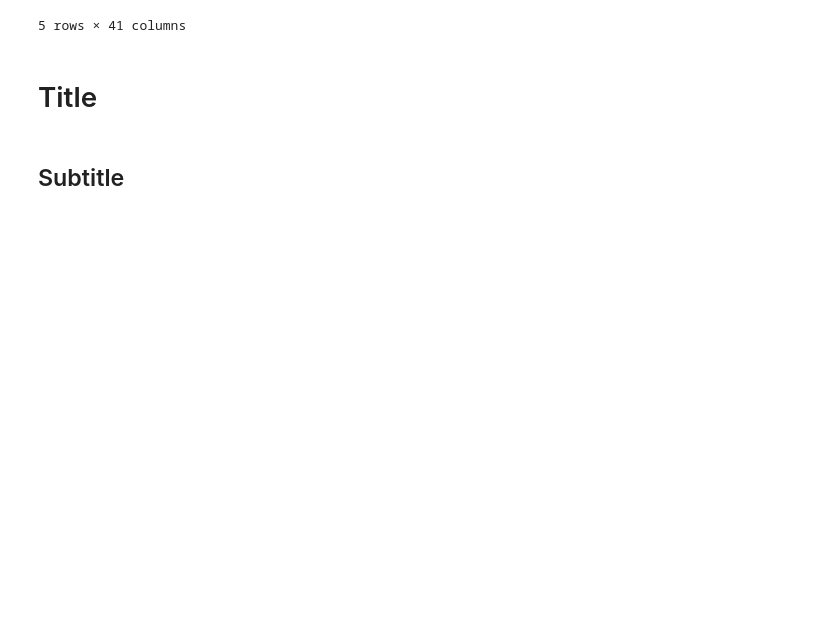
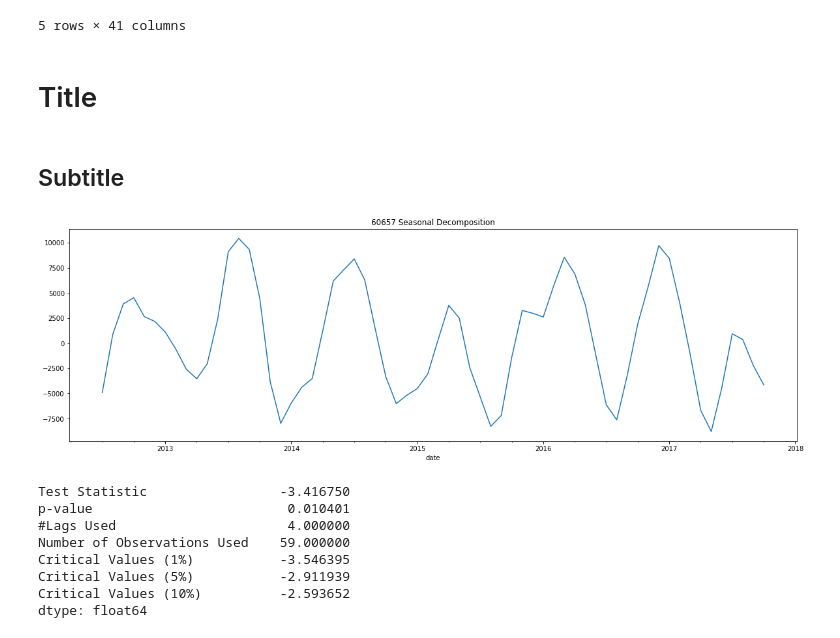
Before and after one commit to AdamBlomfield/mod_4_project, a Jupyter notebook: notebooks/rm_mod_4.ipynb, the cells around one changed output. Cells and saved outputs as stored; diff of their text form; code cells hidden in the pictures; blank space fills up the shorter version.

Commit message:
Detrend Function

```diff
--- a/notebooks/rm_mod_4.ipynb
+++ b/notebooks/rm_mod_4.ipynb
@@ -130,0 +299,12 @@ zillow_df.head()
+# %%
+detrend(temp_df['2012':], '60657')
+# %% [output]
+[figure, added]
+Test Statistic                 -3.416750
+p-value                         0.010401
+#Lags Used                      4.000000
+Number of Observations Used    59.000000
+Critical Values (1%)           -3.546395
+Critical Values (5%)           -2.911939
+Critical Values (10%)          -2.593652
+dtype: float64
```
Also changed, not shown: parts of 14 cells of this notebook, 2 other files.
